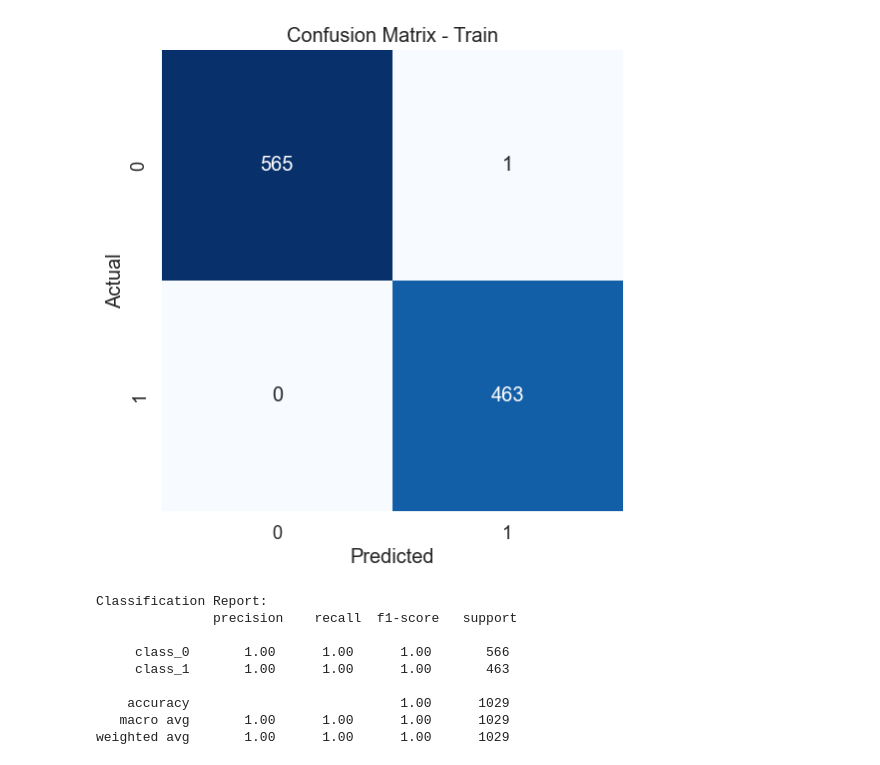
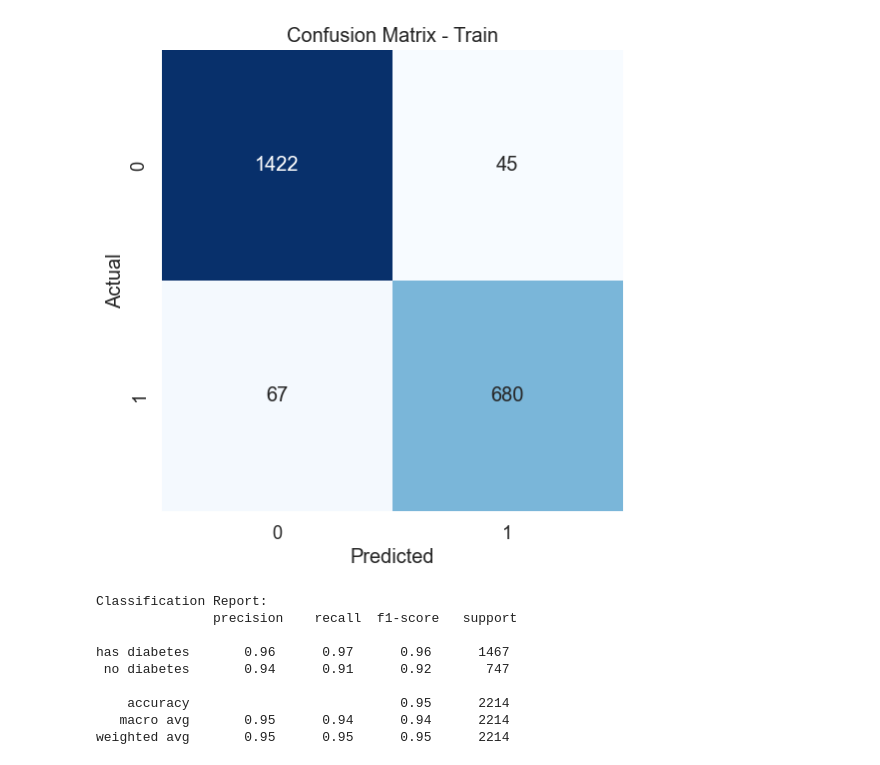
Before and after one commit to mlinsights/freemium, a Jupyter notebook: algorithms/classification/knn-classifier/knn-classifier-demo.ipynb, the cells around one changed output. Saved outputs shown, nothing was run; the diff lists cells and outputs as text; code cells hidden in the pictures.

```diff
--- a/algorithms/classification/knn-classifier/knn-classifier-demo.ipynb
+++ b/algorithms/classification/knn-classifier/knn-classifier-demo.ipynb
@@ -2,10 +2,5 @@
 import pandas as pd
 import warnings
 warnings.filterwarnings('ignore') #ignore warnings
-
-
-df = pd.read_csv('https://raw.githubusercontent.com/mlinsights/freemium/main/datasets/classification/bank-note-authentication/BankNote_Authentication.csv')
+df = pd.read_csv('https://raw.githubusercontent.com/mlinsights/freemium/main/datasets/classification/diabetes/Healthcare-Diabetes.csv')
 df.head()
-
-X = df.iloc[:,0:4] #extract the features
-y = df[['class']] #extract the target vector
@@ -12,11 +34,14 @@ y = df[['class']] #extract the target vector
+# %%
+X = df.iloc[:,1:9]
+y = df[['Outcome']]
 # %%
 from sklearn.model_selection import train_test_split
 
-X_train, X_test, y_train, y_test = train_test_split(X,y,random_state=1234)#fix the random seed (to reproduce the results)
+X_train, X_test, y_train, y_test = train_test_split(X,y,test_size=0.2,random_state=1234)#fix the random seed (to reproduce the results)
 # %%
 from sklearn.neighbors import KNeighborsClassifier
 
-k=3#set number of neighbours
+k=5#set number of neighbours
 knn_classifier = KNeighborsClassifier(n_neighbors=k)
 knn_classifier.fit(X_train,y_train)#train the classifier
 #get model prediction on train set and test set
@@ -25,36 +50,36 @@ y_pred_test = knn_classifier.predict(X_test)
 # %%
 from sklearn.metrics import confusion_matrix
 from sklearn.metrics import classification_report
 
 import matplotlib.pyplot as plt
 import seaborn as sns
 import numpy as np
 
 # Create confusion matrix for the training set
 cm_train = confusion_matrix(y_train, y_pred_train)
 
 # Create heatmap - Test set
 plt.figure(figsize=(8, 6))
 sns.set(font_scale=1.2)
 sns.heatmap(cm_train, annot=True, fmt="d", cmap="Blues", cbar=False, square=True)
 plt.xlabel('Predicted')
 plt.ylabel('Actual')
 plt.title('Confusion Matrix - Train')
 plt.show()
 
-train_report = classification_report(y_train, y_pred_train, target_names=['class_0','class_1'])
+train_report = classification_report(y_train, y_pred_train, target_names=['has diabetes','no diabetes'])
 print("Classification Report:\n", train_report)
 # %% [output]
-[figure, old version]
+[figure, new version]
 Classification Report:
                precision    recall  f1-score   support
 
-     class_0       1.00      1.00      1.00       566
-     class_1       1.00      1.00      1.00       463
+has diabetes       0.96      0.97      0.96      1467
+ no diabetes       0.94      0.91      0.92       747
 
-    accuracy                           1.00      1029
-   macro avg       1.00      1.00      1.00      1029
-weighted avg       1.00      1.00      1.00      1029
+    accuracy                           0.95      2214
+   macro avg       0.95      0.94      0.94      2214
+weighted avg       0.95      0.95      0.95      2214
 # %%
 # Create confusion matrix test set
 cm_test = confusion_matrix(y_test, y_pred_test)
```
Also changed, not shown: parts of 3 cells of this notebook.
